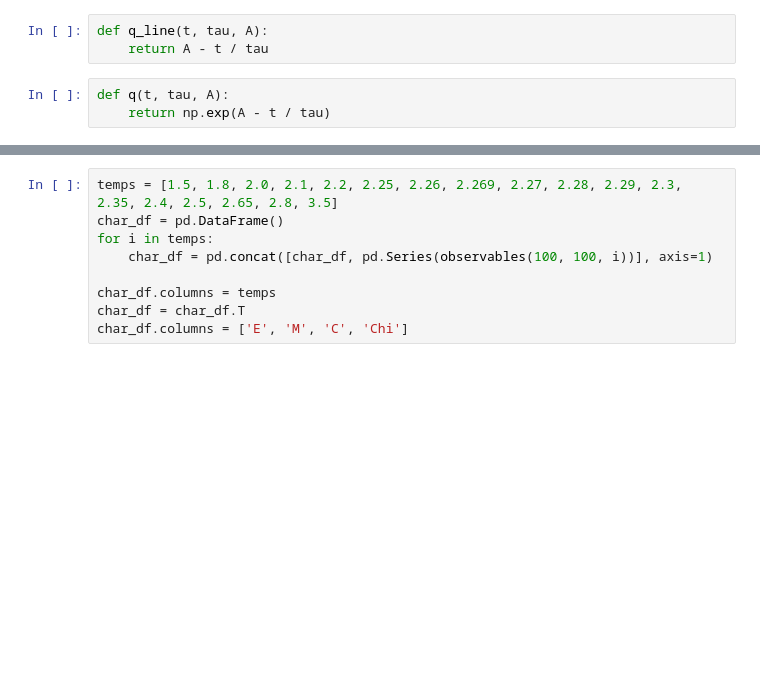
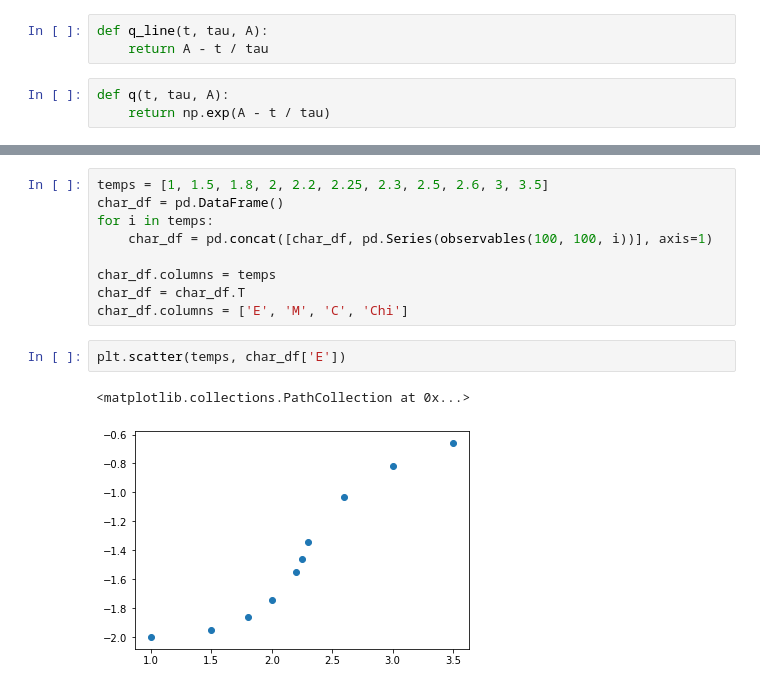
Before and after one commit to zlatovladdka/2d-spin-glasses, a Jupyter notebook: Ising.ipynb, the cells around one changed output, grey strips where cells are left out. Drawn from its saved outputs; the diff is of its cells as text; blank space fills up the shorter version.

```diff
--- a/Ising.ipynb
+++ b/Ising.ipynb
@@ -64,5 +64,5 @@ plt.scatter(temp, tau)
 # %%
-temps = [1.5, 1.8, 2.0, 2.1, 2.2, 2.25, 2.26, 2.269, 2.27, 2.28, 2.29, 2.3, 2.35, 2.4, 2.5, 2.65, 2.8, 3.5]
+temps = [1, 1.5, 1.8, 2, 2.2, 2.25, 2.3, 2.5, 2.6, 3, 3.5]
 char_df = pd.DataFrame()
 for i in temps:
     char_df = pd.concat([char_df, pd.Series(observables(100, 100, i))], axis=1)
@@ -70,3 +70,8 @@ for i in temps:
 char_df.columns = temps
 char_df = char_df.T
 char_df.columns = ['E', 'M', 'C', 'Chi']
+# %%
+plt.scatter(temps, char_df['E'])
+# %% [output]
+<matplotlib.collections.PathCollection at 0x...>
+[figure, added]
```
Also changed, not shown: parts of 7 cells of this notebook.
